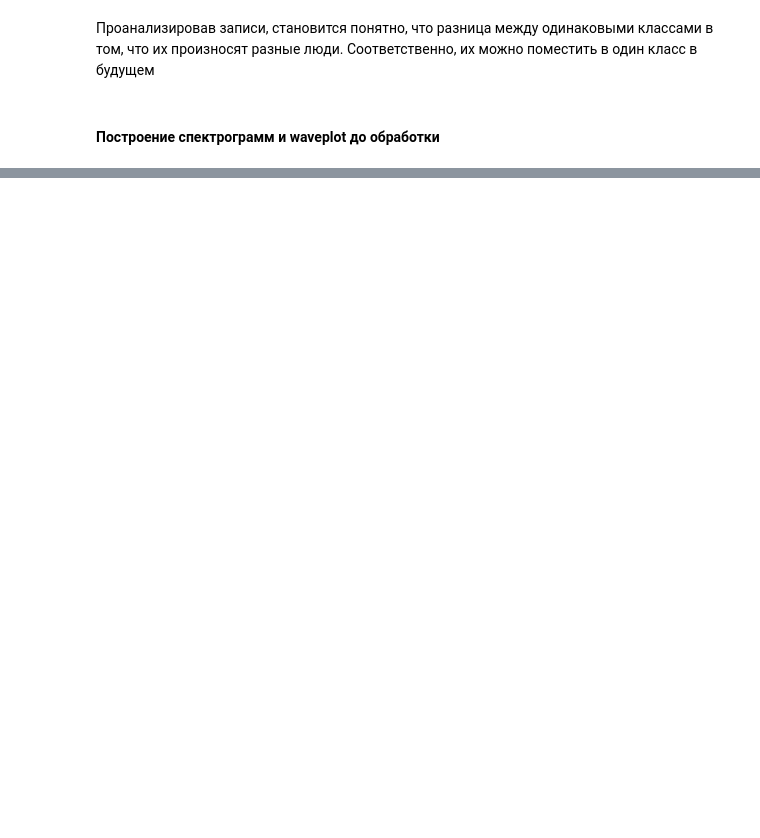
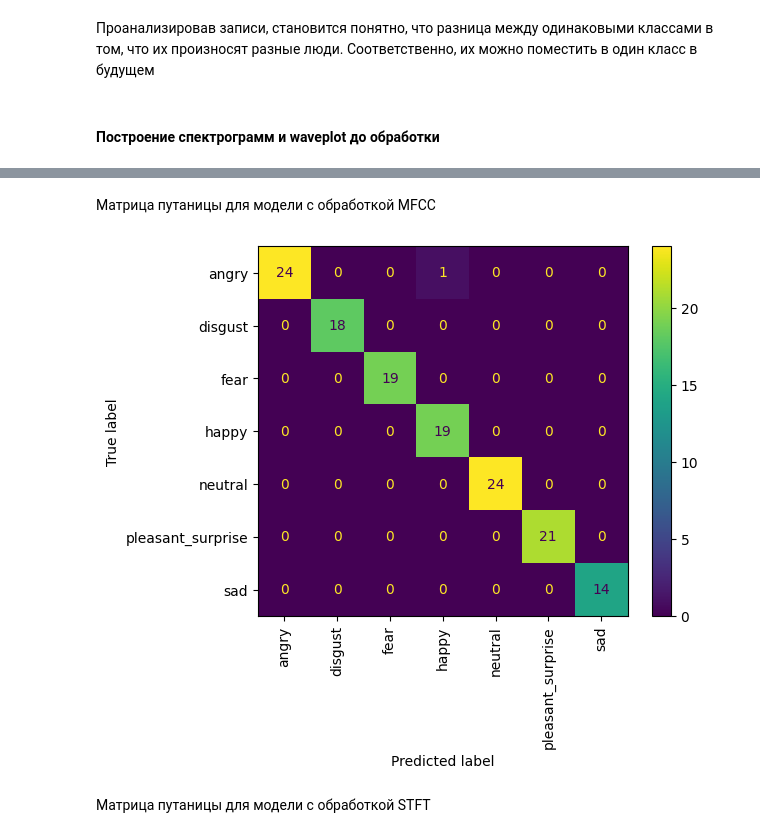
Before and after one commit to egrsid/ml_experiments, a Jupyter notebook: DAILY_WORK/project_audio/project_code.ipynb, the cells around one changed output, grey strips where cells are left out. Cells and saved outputs as stored; diff of their text form; code cells hidden in the pictures; blank space fills up the shorter version.

```diff
--- a/DAILY_WORK/project_audio/project_code.ipynb
+++ b/DAILY_WORK/project_audio/project_code.ipynb
@@ -259,0 +419,9 @@ Using 560 files for validation.
+# %%
+training_set, validation_set = keras.utils.audio_dataset_from_directory(
+    directory=data_path_prep,
+    batch_size=16,
+    validation_split=0.2,
+    output_sequence_length=22_050,
+    subset='both',
+    seed=42
+)
@@ -361,0 +590,2 @@ training_analyze(6, acc, loss, val_acc, val_loss)
+# %%
+y_pred = prepare_predictions(model_mfcc.predict(x_test))
@@ -361,0 +594,2 @@ training_analyze(6, acc, loss, val_acc, val_loss)
+# %% [markdown]
+Матрица путаницы для модели с обработкой MFCC
@@ -361,0 +598,6 @@ training_analyze(6, acc, loss, val_acc, val_loss)
+# %%
+ConfusionMatrixDisplay.from_predictions(le.inverse_transform(y_test), y_pred, xticks_rotation=90);
+# %% [output]
+[figure, added]
+# %% [markdown]
+Матрица путаницы для модели с обработкой STFT
```
Also changed, not shown: parts of 92 cells of this notebook.
